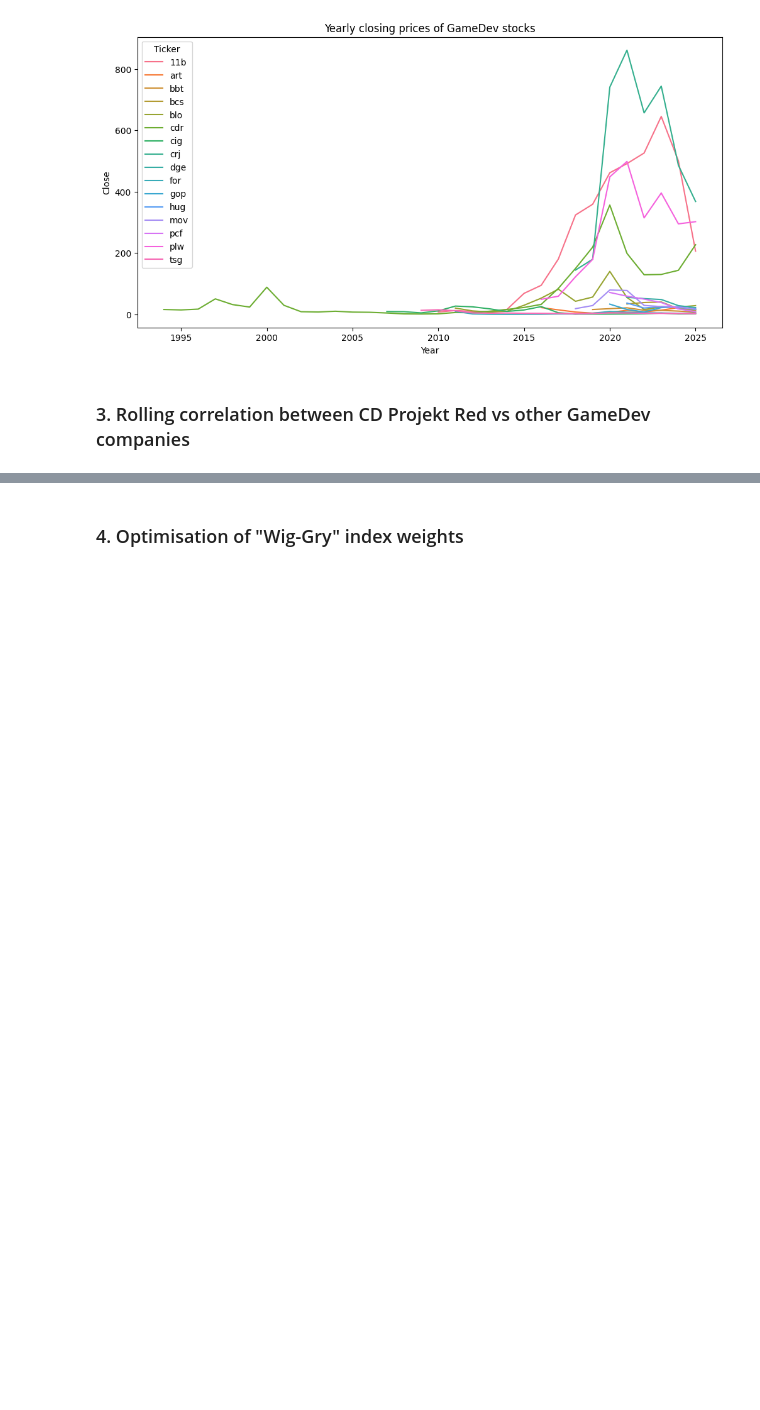
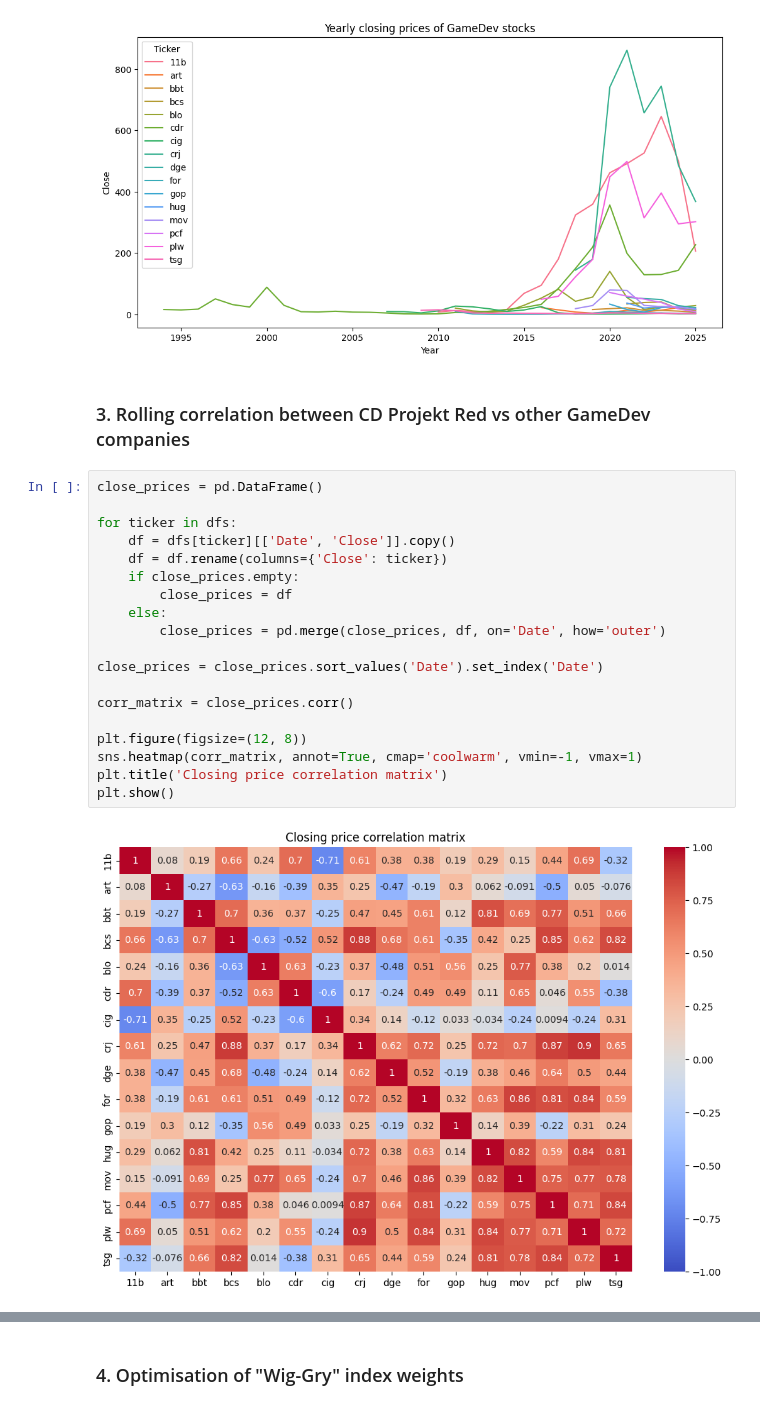
Before and after one commit to Baginsss/Gamedev-Stocks-Data-Analysis, a Jupyter notebook: main.ipynb, the cells around one changed output, grey strips where cells are left out. Drawn from its saved outputs; the diff is of its cells as text; blank space fills up the shorter version.

Commit message:
corr

```diff
--- a/main.ipynb
+++ b/main.ipynb
@@ -106,3 +106,24 @@ plt.show()
 [figure]
 # %% [markdown]
 ### 3. Rolling correlation between CD Projekt Red vs other GameDev companies
+# %%
+close_prices = pd.DataFrame()
+
+for ticker in dfs:
+    df = dfs[ticker][['Date', 'Close']].copy()
+    df = df.rename(columns={'Close': ticker})
+    if close_prices.empty:
+        close_prices = df
+    else:
+        close_prices = pd.merge(close_prices, df, on='Date', how='outer')
+
+close_prices = close_prices.sort_values('Date').set_index('Date')
+
+corr_matrix = close_prices.corr()
+
+plt.figure(figsize=(12, 8))
+sns.heatmap(corr_matrix, annot=True, cmap='coolwarm', vmin=-1, vmax=1)
+plt.title('Closing price correlation matrix')
+plt.show()
+# %% [output]
+[figure, added]
```
Also changed, not shown: parts of 5 cells of this notebook, 1 other file.
